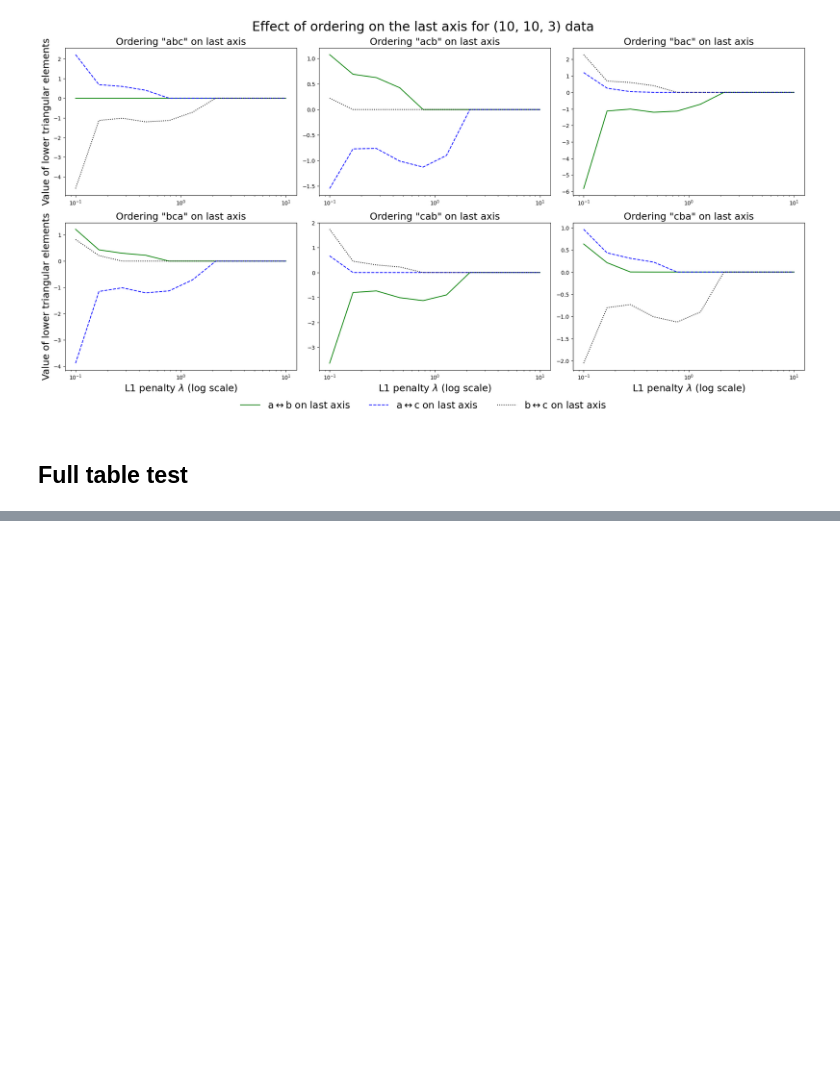
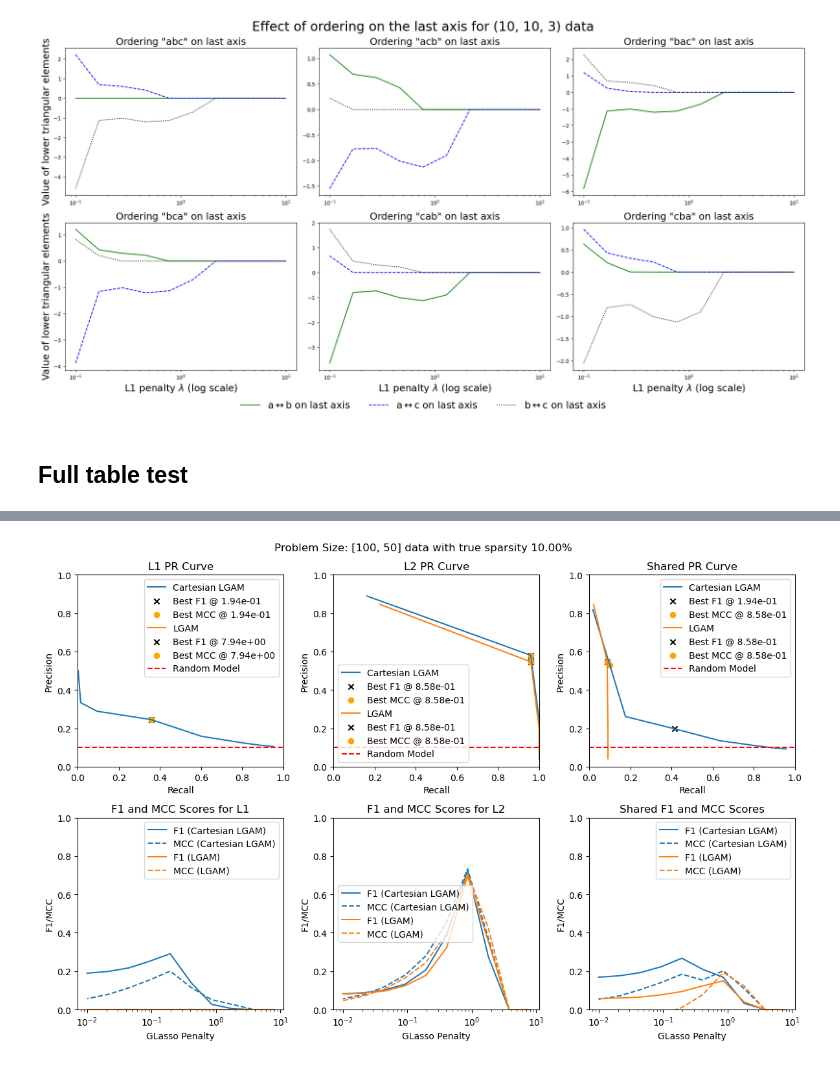
Before and after one commit to BaileyAndrew/Cartesian-LGAM, a Jupyter notebook: effect-of-ordering.ipynb, the cells around one changed output, grey strips where cells are left out. Saved outputs shown, nothing was run; the diff lists cells and outputs as text; code cells hidden in the pictures; blank space fills up the shorter version.

```diff
--- a/effect-of-ordering.ipynb
+++ b/effect-of-ordering.ipynb
@@ -220,0 +374,14 @@ fig.savefig("figures/effect_of_ordering.pdf", bbox_inches='tight')
+# %%
+L_estim_patterns = patternify_Ls(Lss)
+L_lgam_estim_patterns = patternify_Ls(Lss_lgam)
+
+one_example_prs(
+    L_patterns=L_patterns,
+    Lss=Lss,
+    Lss_lgam=Lss_lgam,
+    glassoregs=glassoregs,
+    sparsity=sparsity
+)
+pass
+# %% [output]
+[figure, added]
```
Also changed, not shown: parts of 7 cells of this notebook.
